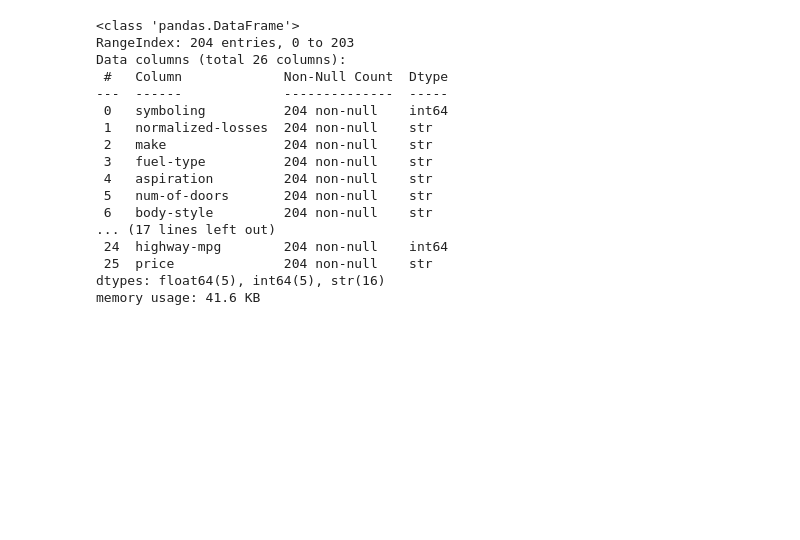
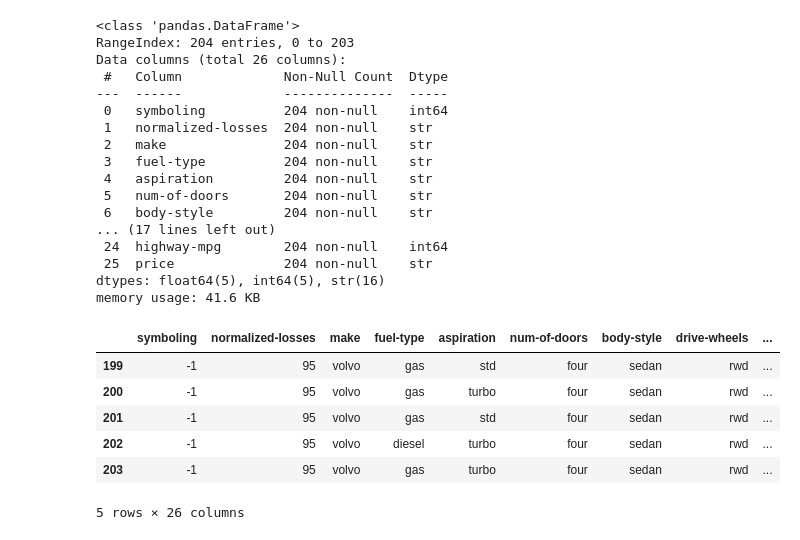
Before and after one commit to nayeem29dse/Car-Data-Analysis, a Jupyter notebook: automobiles_analysis.ipynb, the cells around one changed output. Cells and saved outputs as stored; diff of their text form; code cells hidden in the pictures; blank space fills up the shorter version.

```diff
--- a/automobiles_analysis.ipynb
+++ b/automobiles_analysis.ipynb
@@ -100,3 +100,13 @@ Data columns (total 26 columns):
  25  price              204 non-null    str
 dtypes: float64(5), int64(5), str(16)
 memory usage: 41.6 KB
+# %%
+df.tail()
+# %% [output]
+|  | symboling | normalized-losses | make | fuel-type | aspiration | num-of-doors | body-style | drive-wheels | ... |
+| 199 | -1 | 95 | volvo | gas | std | four | sedan | rwd | ... |
+| 200 | -1 | 95 | volvo | gas | turbo | four | sedan | rwd | ... |
+| 201 | -1 | 95 | volvo | gas | std | four | sedan | rwd | ... |
+| 202 | -1 | 95 | volvo | diesel | turbo | four | sedan | rwd | ... |
+| 203 | -1 | 95 | volvo | gas | turbo | four | sedan | rwd | ... |
+5 rows × 26 columns
```
